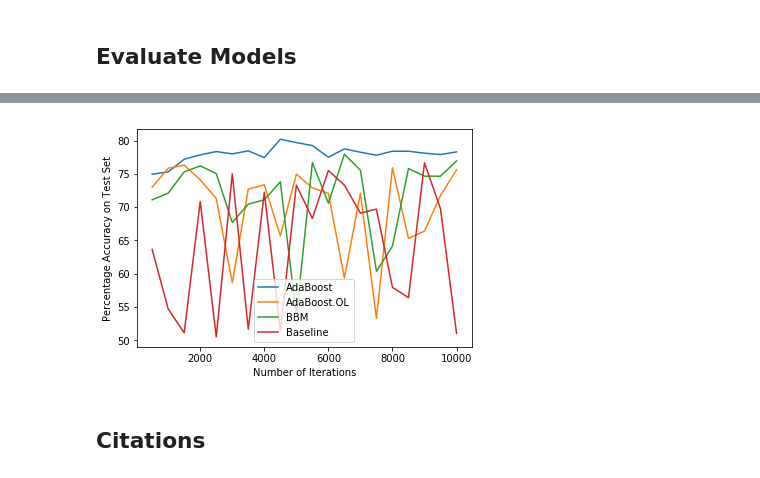
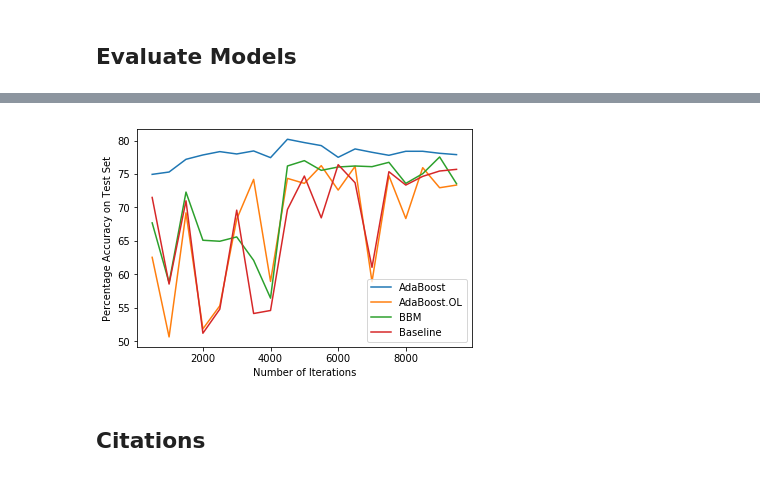
Before and after one commit to dqii/cos511_final_project, a Jupyter notebook: notebooks/perc_convergence.ipynb, the cells around one changed output, grey strips where cells are left out. Saved outputs shown, nothing was run; the diff lists cells and outputs as text; code cells hidden in the pictures.

```diff
--- a/notebooks/perc_convergence.ipynb
+++ b/notebooks/perc_convergence.ipynb
@@ -72,7 +72,7 @@ print("Dimensions of grayscaled vectorized images:", np.shape(train_data))
 
 # load datasets for experiments: 1 at a time for training; 8 at a time for testing
 trainloader = torch.utils.data.DataLoader(trainset, batch_size=1,
-                                          shuffle=True, num_workers=2)
+                                          shuffle=False, num_workers=2)
 testloader = torch.utils.data.DataLoader(testset, batch_size=1,
                                          shuffle=False, num_workers=2)
 
@@ -446,16 +464,16 @@ print(ad_acc)
 # %%
 # plot accuracy over number of samples
-iterations = np.arange(step, 10001, step)
-plt.plot(iterations, ad_acc)
-plt.plot(iterations, adol_acc)
-plt.plot(iterations, bbm_acc)
-plt.plot(iterations, base_acc)
+iterations = np.arange(step, 10000, step)
+plt.plot(iterations, ad_acc[:-1])
+plt.plot(iterations, adol_acc[:-1])
+plt.plot(iterations, bbm_acc[:-1])
+plt.plot(iterations, base_acc[:-1])
 plt.xlabel("Number of Iterations")
 plt.ylabel("Percentage Accuracy on Test Set")
 plt.legend(['AdaBoost', 'AdaBoost.OL', 'BBM', 'Baseline'])
 plt.show()
 # %% [output]
-[figure, old version]
+[figure, new version]
 # %% [markdown]
 ## Citations
 # %% [markdown]
```
Also changed, not shown: parts of 5 cells of this notebook.
